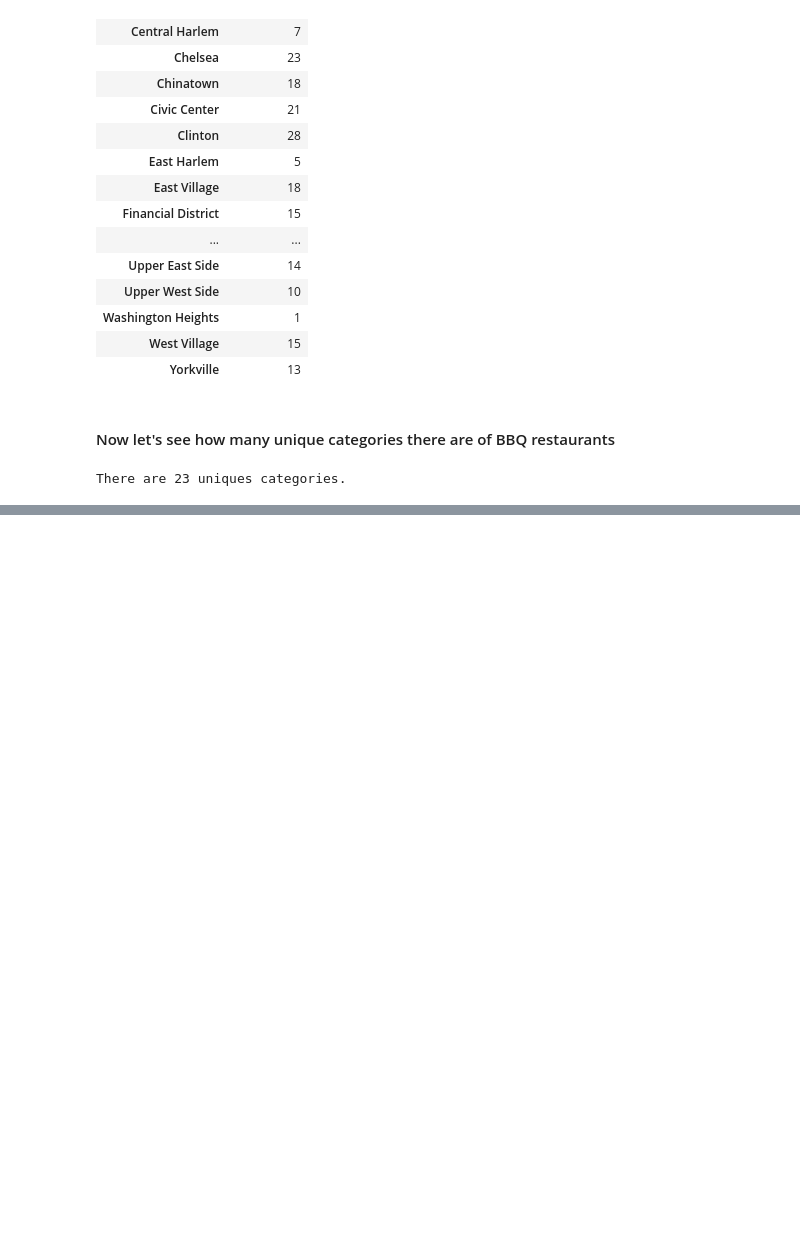
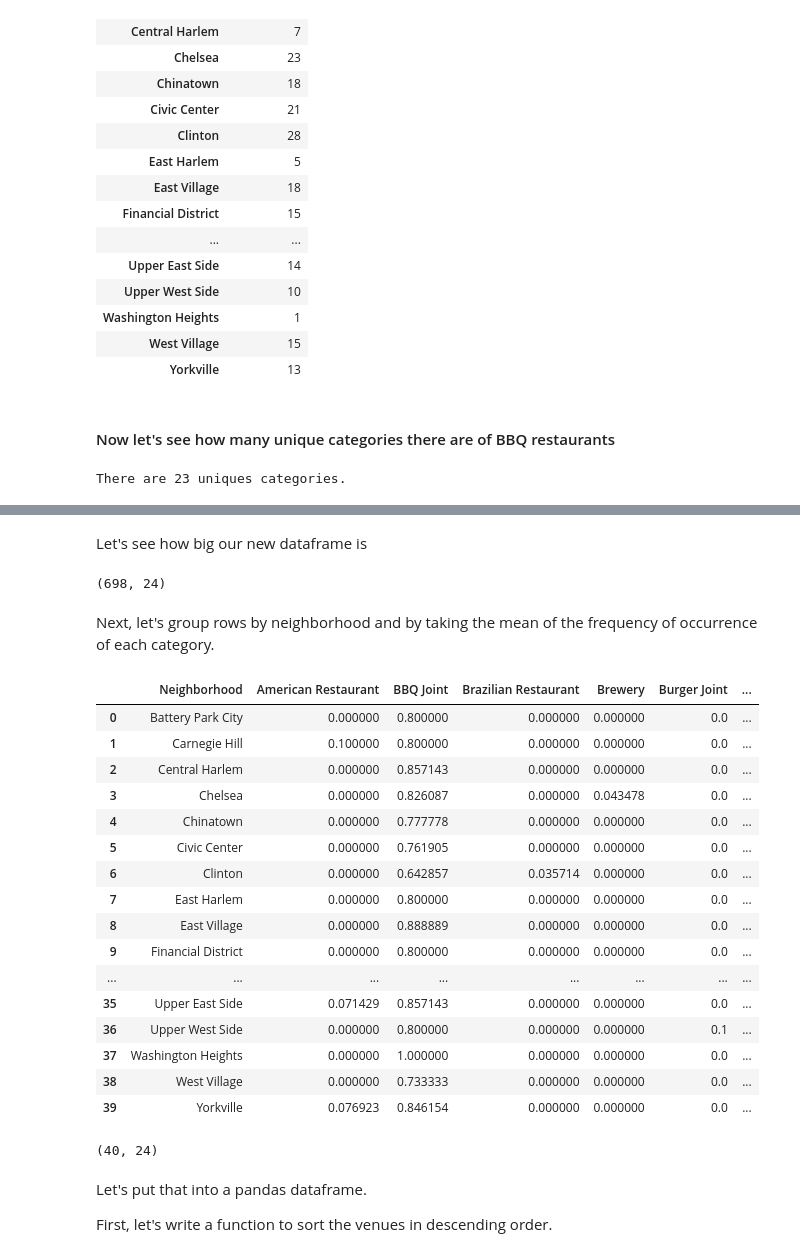
Before and after one commit to bdorenbach/Coursera_Capstone, a Jupyter notebook: Battle of Neighborhoods.ipynb, the cells around one changed output, grey strips where cells are left out. Saved outputs shown, nothing was run; the diff lists cells and outputs as text; code cells hidden in the pictures; blank space fills up the shorter version.

```diff
--- a/Battle of Neighborhoods.ipynb
+++ b/Battle of Neighborhoods.ipynb
@@ -408,0 +430,11 @@ There are 23 uniques categories.
+# %%
+manhattan_onehot = pd.get_dummies(bbq_venues[['Venue Category']], prefix="", prefix_sep="")
+
+# add neighborhood column back to dataframe
+manhattan_onehot['Neighborhood'] = bbq_venues['Neighborhood']
+
+# move neighborhood column to the first column
+fixed_columns = [manhattan_onehot.columns[-1]] + list(manhattan_onehot.columns[:-1])
+manhattan_onehot = manhattan_onehot[fixed_columns]
+
+manhattan_onehot.head()
@@ -408,0 +448,37 @@ There are 23 uniques categories.
+# %% [markdown]
+Let's see how big our new dataframe is
+# %%
+manhattan_onehot.shape
+# %% [output]
+(698, 24)
+# %% [markdown]
+Next, let's group rows by neighborhood and by taking the mean of the frequency of occurrence of each category.
+# %%
+manhattan_grouped = manhattan_onehot.groupby('Neighborhood').mean().reset_index()
+manhattan_grouped
+# %% [output]
+|  | Neighborhood | American Restaurant | BBQ Joint | Brazilian Restaurant | Brewery | Burger Joint | ... |
+| 0 | Battery Park City | 0.000000 | 0.800000 | 0.000000 | 0.000000 | 0.0 | ... |
+| 1 | Carnegie Hill | 0.100000 | 0.800000 | 0.000000 | 0.000000 | 0.0 | ... |
+| 2 | Central Harlem | 0.000000 | 0.857143 | 0.000000 | 0.000000 | 0.0 | ... |
+| 3 | Chelsea | 0.000000 | 0.826087 | 0.000000 | 0.043478 | 0.0 | ... |
+| 4 | Chinatown | 0.000000 | 0.777778 | 0.000000 | 0.000000 | 0.0 | ... |
+| 5 | Civic Center | 0.000000 | 0.761905 | 0.000000 | 0.000000 | 0.0 | ... |
+| 6 | Clinton | 0.000000 | 0.642857 | 0.035714 | 0.000000 | 0.0 | ... |
+| 7 | East Harlem | 0.000000 | 0.800000 | 0.000000 | 0.000000 | 0.0 | ... |
+| 8 | East Village | 0.000000 | 0.888889 | 0.000000 | 0.000000 | 0.0 | ... |
+| 9 | Financial District | 0.000000 | 0.800000 | 0.000000 | 0.000000 | 0.0 | ... |
+| ... | ... | ... | ... | ... | ... | ... | ... |
+| 35 | Upper East Side | 0.071429 | 0.857143 | 0.000000 | 0.000000 | 0.0 | ... |
+| 36 | Upper West Side | 0.000000 | 0.800000 | 0.000000 | 0.000000 | 0.1 | ... |
+| 37 | Washington Heights | 0.000000 | 1.000000 | 0.000000 | 0.000000 | 0.0 | ... |
+| 38 | West Village | 0.000000 | 0.733333 | 0.000000 | 0.000000 | 0.0 | ... |
+| 39 | Yorkville | 0.076923 | 0.846154 | 0.000000 | 0.000000 | 0.0 | ... |
+# %%
+manhattan_grouped.shape
+# %% [output]
+(40, 24)
+# %% [markdown]
+Let's put that into a pandas dataframe.
+
+First, let's write a function to sort the venues in descending order.
```
Also changed, not shown: parts of 34 cells of this notebook.
